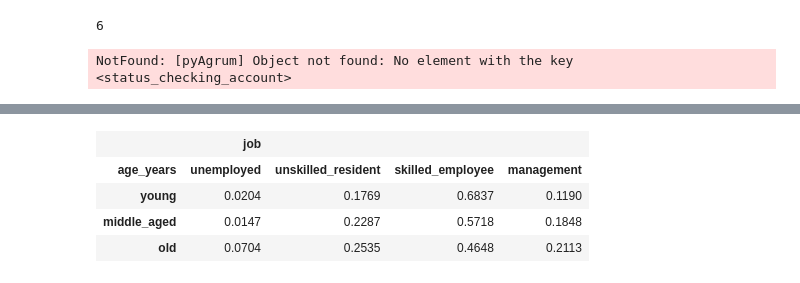
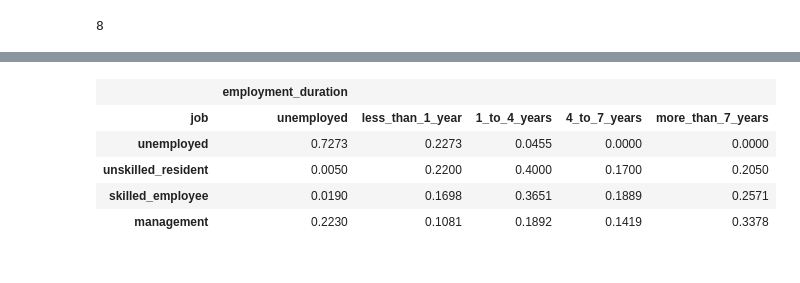
Before and after one commit to darthskyy/AI_Assignment1, a Jupyter notebook: decision_network.ipynb, the cells around one changed output, grey strips where cells are left out. Cells and saved outputs as stored; diff of their text form; code cells hidden in the pictures.

```diff
--- a/decision_network.ipynb
+++ b/decision_network.ipynb
@@ -5,4 +16,4 @@ import pyAgrum.lib.notebook as gnb
 # %%
-bn = gum.BayesNet("Credit Approval")
+bn = gum.InfluenceDiagram()
 print(bn)
 # %% [output]
@@ -10,5 +27,5 @@ BN{nodes: 0, arcs: 0, domainSize: 1, dim: 0, mem: 0o}
 # %%
-attribute_map = {
+ATTRIBUTE_MAP = {
     "1": {
         "name": "Status of existing checking account",
         "type": "categorical",
@@ -316,58 +333,65 @@ attribute_map = {
         "identifier": "foreign_worker"
     }
 }
+
+NUM_2_IDENTIFIER = {
+    val: obj["identifier"] for val, obj in ATTRIBUTE_MAP.items()
+}
+IDENTIFIER_2_NUM = {
+    obj["identifier"]: val for val, obj in ATTRIBUTE_MAP.items()
+}
 # %%
 # balance in checking account
-# bn.add(gum.LabelizedVariable(attribute_map["1"]["identifier"], attribute_map["1"]["name"], attribute_map["1"]["categories"]))
+bn.addChanceNode(gum.LabelizedVariable(ATTRIBUTE_MAP["1"]["identifier"], ATTRIBUTE_MAP["1"]["name"], ATTRIBUTE_MAP["1"]["categories"]))
 
 # loan duration in month
-bn.add(gum.LabelizedVariable(attribute_map["2"]["identifier"], attribute_map["2"]["name"], attribute_map["2"]["categories"]))
+bn.addChanceNode(gum.LabelizedVariable(ATTRIBUTE_MAP["2"]["identifier"], ATTRIBUTE_MAP["2"]["name"], ATTRIBUTE_MAP["2"]["categories"]))
 
 # credit history (if any) of the applicant. How they have handled credit in the past
-bn.add(gum.LabelizedVariable(attribute_map["3"]["identifier"], attribute_map["3"]["name"], attribute_map["3"]["categories"]))
+bn.addChanceNode(gum.LabelizedVariable(ATTRIBUTE_MAP["3"]["identifier"], ATTRIBUTE_MAP["3"]["name"], ATTRIBUTE_MAP["3"]["categories"]))
 
 # purpose of the loan
-bn.add(gum.LabelizedVariable(attribute_map["4"]["identifier"], attribute_map["4"]["name"], attribute_map["4"]["categories"]))
+bn.addChanceNode(gum.LabelizedVariable(ATTRIBUTE_MAP["4"]["identifier"], ATTRIBUTE_MAP["4"]["name"], ATTRIBUTE_MAP["4"]["categories"]))
 
 # amount of credit being requested
-bn.add(gum.LabelizedVariable(attribute_map["5"]["identifier"], attribute_map["5"]["name"], attribute_map["5"]["categories"]))
+bn.addChanceNode(gum.LabelizedVariable(ATTRIBUTE_MAP["5"]["identifier"], ATTRIBUTE_MAP["5"]["name"], ATTRIBUTE_MAP["5"]["categories"]))
 
 # level of savings account or bonds
-# bn.add(gum.LabelizedVariable(attribute_map["6"]["identifier"], attribute_map["6"]["name"], attribute_map["6"]["categories"]))
+bn.addChanceNode(gum.LabelizedVariable(ATTRIBUTE_MAP["6"]["identifier"], ATTRIBUTE_MAP["6"]["name"], ATTRIBUTE_MAP["6"]["categories"]))
 
 # duration of employment in stratified categories
-bn.add(gum.LabelizedVariable(attribute_map["7"]["identifier"], attribute_map["7"]["name"], attribute_map["7"]["categories"]))
+bn.addChanceNode(gum.LabelizedVariable(ATTRIBUTE_MAP["7"]["identifier"], ATTRIBUTE_MAP["7"]["name"], ATTRIBUTE_MAP["7"]["categories"]))
 
 # installment rate in percentage of disposable income
-# bn.add(gum.RangeVariable(attribute_map["8"]["identifier"], attribute_map["8"]["name"], 0, 100))
+# bn.addChanceNode(gum.RangeVariable(ATTRIBUTE_MAP["8"]["identifier"], ATTRIBUTE_MAP["8"]["name"], 0, 100))
 # personal status
-# bn.add(gum.LabelizedVariable(attribute_map["9"]["identifier"], attribute_map["9"]["name"], attribute_map["9"]["categories"]))
-# bn.add(gum.LabelizedVariable(attribute_map["10"]["identifier"], attribute_map["10"]["name"], attribute_map["10"]["categories"]))
-# bn.add(gum.RangeVariable(attribute_map["11"]["identifier"], attribute_map["11"]["name"], 0, 100))
-# bn.add(gum.LabelizedVariable(attribute_map["12"]["identifier"], attribute_map["12"]["name"], attribute_map["12"]["categories"]))
+# bn.addChanceNode(gum.LabelizedVariable(ATTRIBUTE_MAP["9"]["identifier"], ATTRIBUTE_MAP["9"]["name"], ATTRIBUTE_MAP["9"]["categories"]))
+# bn.addChanceNode(gum.LabelizedVariable(ATTRIBUTE_MAP["10"]["identifier"], ATTRIBUTE_MAP["10"]["name"], ATTRIBUTE_MAP["10"]["categories"]))
+# bn.addChanceNode(gum.RangeVariable(ATTRIBUTE_MAP["11"]["identifier"], ATTRIBUTE_MAP["11"]["name"], 0, 100))
+# bn.addChanceNode(gum.LabelizedVariable(ATTRIBUTE_MAP["12"]["identifier"], ATTRIBUTE_MAP["12"]["name"], ATTRIBUTE_MAP["12"]["categories"]))
 
 # age of the applicant
-bn.add(gum.LabelizedVariable(attribute_map["13"]["identifier"], attribute_map["13"]["name"], attribute_map["13"]["categories"]))
+bn.addChanceNode(gum.LabelizedVariable(ATTRIBUTE_MAP["13"]["identifier"], ATTRIBUTE_MAP["13"]["name"], ATTRIBUTE_MAP["13"]["categories"]))
 
 # other installment plans
-# bn.add(gum.LabelizedVariable(attribute_map["14"]["identifier"], attribute_map["14"]["name"], attribute_map["14"]["categories"]))
+# bn.addChanceNode(gum.LabelizedVariable(ATTRIBUTE_MAP["14"]["identifier"], ATTRIBUTE_MAP["14"]["name"], ATTRIBUTE_MAP["14"]["categories"]))
 
 # housing situation of the applicant
-# bn.add(gum.LabelizedVariable(attribute_map["15"]["identifier"], attribute_map["15"]["name"], attribute_map["15"]["categories"]))
+# bn.addChanceNode(gum.LabelizedVariable(ATTRIBUTE_MAP["15"]["identifier"], ATTRIBUTE_MAP["15"]["name"], ATTRIBUTE_MAP["15"]["categories"]))
 
 # number of existing credits at this bank
-# bn.add(gum.RangeVariable(attribute_map["16"]["identifier"], attribute_map["16"]["name"], 0, 100))
+# bn.addChanceNode(gum.RangeVariable(ATTRIBUTE_MAP["16"]["identifier"], ATTRIBUTE_MAP["16"]["name"], 0, 100))
 
 # job of the applicant
-bn.add(gum.LabelizedVariable(attribute_map["17"]["identifier"], attribute_map["17"]["name"], attribute_map["17"]["categories"]))
+bn.addChanceNode(gum.LabelizedVariable(ATTRIBUTE_MAP["17"]["identifier"], ATTRIBUTE_MAP["17"]["name"], ATTRIBUTE_MAP["17"]["categories"]))
 
 # number of people being liable to provide maintenance for
-# bn.add(gum.RangeVariable(attribute_map["18"]["identifier"], attribute_map["18"]["name"], 0, 100))
+# bn.addChanceNode(gum.RangeVariable(ATTRIBUTE_MAP["18"]["identifier"], ATTRIBUTE_MAP["18"]["name"], 0, 100))
 
 # telephone status
-# bn.add(gum.LabelizedVariable(attribute_map["19"]["identifier"], attribute_map["19"]["name"], attribute_map["19"]["categories"]))
+# bn.addChanceNode(gum.LabelizedVariable(ATTRIBUTE_MAP["19"]["identifier"], ATTRIBUTE_MAP["19"]["name"], ATTRIBUTE_MAP["19"]["categories"]))
 
 # foreign worker status
-# bn.add(gum.LabelizedVariable(attribute_map["20"]["identifier"], attribute_map["20"]["name"], attribute_map["20"]["categories"]))
+# bn.addChanceNode(gum.LabelizedVariable(ATTRIBUTE_MAP["20"]["identifier"], ATTRIBUTE_MAP["20"]["name"], ATTRIBUTE_MAP["20"]["categories"]))
 # %% [output]
-6
+8
@@ -389,7 +410,6 @@ bn.add(gum.LabelizedVariable(attribute_map["17"]["identifier"], attribute_map["1
 # loan_amount -> credit_duration
 
 # checking_balance
-# checking_balance -> loan_amount
 # checking_balance -> savings_balance
 
 # savings_balance
@@ -412,14 +432,12 @@ bn.addArc("purpose", "loan_duration")
 bn.addArc("loan_amount", "loan_duration")
 
 # bn.addArc("status_checking_account", "loan_amount")
-# bn.addArc("status_checking_account", "savings_account_bonds")
+bn.addArc("status_checking_account", "savings_account_bonds")
 
 # bn.addArc("savings_account_bonds", "loan_amount")
 
 bn.addArc("job", "employment_duration")
-bn.addArc("job", "status_checking_account")
+# bn.addArc("job", "status_checking_account")
 
 bn.addArc("employment_duration", "savings_account_bonds")
-# %% [output]
-NotFound: [pyAgrum] Object not found: No element with the key <status_checking_account>
 # %%
@@ -434,21 +452,25 @@ X = pd.read_csv("data/features.csv")
 # %%
 # calculate the probabilities
 from utils.get_data import get_conditional_probability, get_probability, ATTRIBUTE_MAP
 
 # get the identifiers from the attribute map
 identifiers = [ATTRIBUTE_MAP[item]["identifier"] for item in ATTRIBUTE_MAP]
 
 # for each of the attributes on the tree, calculate the probabilities
 bn.cpt("age_years").fillWith(get_probability(X, "age_years"))
+
 bn.cpt("credit_history").fillWith(get_conditional_probability(X, "credit_history", "age_years"))
 bn.cpt("purpose").fillWith(get_conditional_probability(X, "purpose", "age_years"))
 bn.cpt("job").fillWith(get_conditional_probability(X, "job", "age_years"))
-# bn.cpt("loan_amount").fillWith(get_conditional_probability(X, "loan_amount", "purpose"))
+
+
+bn.cpt("loan_amount").fillWith(get_conditional_probability(X, "loan_amount", "purpose"))
 # bn.cpt("loan_duration").fillWith(get_conditional_probability(X, "loan_duration", "purpose"))
-# bn.cpt("employment_duration").fillWith(get_conditional_probability(X, "employment_duration", "job"))
+bn.cpt("employment_duration").fillWith(get_conditional_probability(X, "employment_duration", "job"))
 # %% [output]
-|  | job |  |  |  |
-| age_years | unemployed | unskilled_resident | skilled_employee | management |
-| young | 0.0204 | 0.1769 | 0.6837 | 0.1190 |
-| middle_aged | 0.0147 | 0.2287 | 0.5718 | 0.1848 |
-| old | 0.0704 | 0.2535 | 0.4648 | 0.2113 |
+|  | employment_duration |  |  |  |  |
+| job | unemployed | less_than_1_year | 1_to_4_years | 4_to_7_years | more_than_7_years |
+| unemployed | 0.7273 | 0.2273 | 0.0455 | 0.0000 | 0.0000 |
+| unskilled_resident | 0.0050 | 0.2200 | 0.4000 | 0.1700 | 0.2050 |
+| skilled_employee | 0.0190 | 0.1698 | 0.3651 | 0.1889 | 0.2571 |
+| management | 0.2230 | 0.1081 | 0.1892 | 0.1419 | 0.3378 |
```
Also changed, not shown: parts of 19 cells of this notebook, 1 other file.
